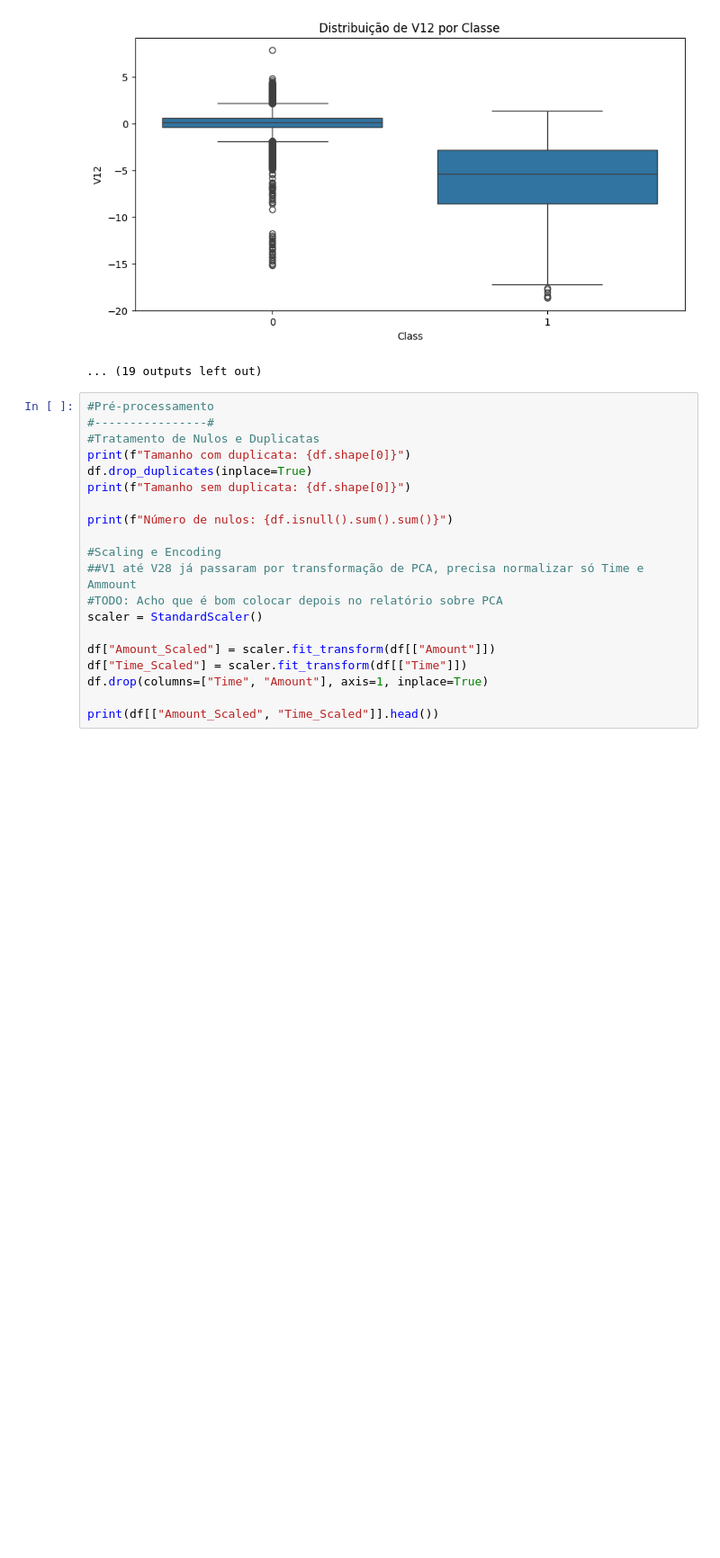
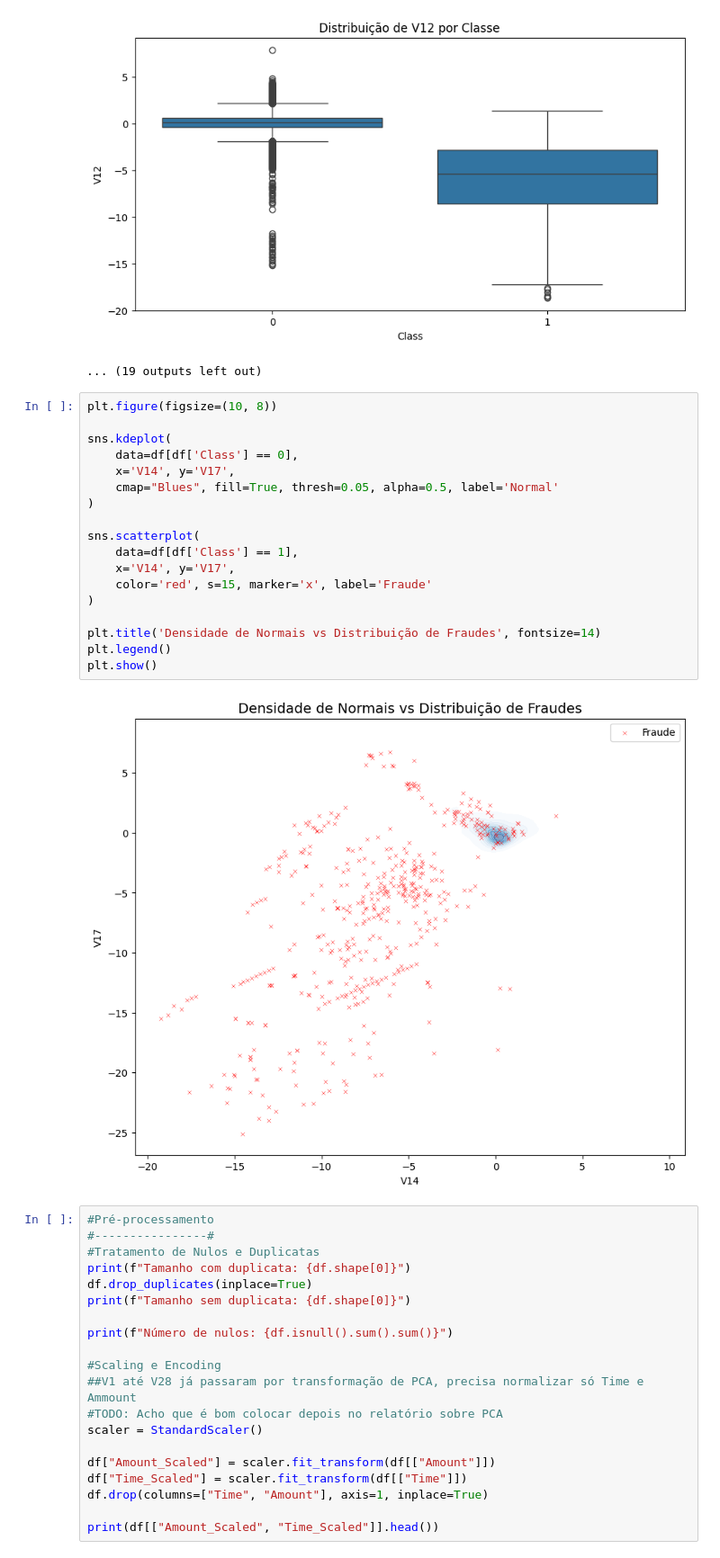
Before and after one commit to CesarC15/projetoML, a Jupyter notebook: src/deteccao_anomalias.ipynb, the cells around one changed output. Shown: that part at 90% size. Drawn from its saved outputs; the diff is of its cells as text; blank space fills up the shorter version.

Commit message:
Scatterplot V14 vs V17

```diff
--- a/src/deteccao_anomalias.ipynb
+++ b/src/deteccao_anomalias.ipynb
@@ -69,6 +69,26 @@ for column in df:
 [figure]
 [figure]
 ... (19 outputs left out)
+# %%
+plt.figure(figsize=(10, 8))
+
+sns.kdeplot(
+    data=df[df['Class'] == 0],
+    x='V14', y='V17',
+    cmap="Blues", fill=True, thresh=0.05, alpha=0.5, label='Normal'
+)
+
+sns.scatterplot(
+    data=df[df['Class'] == 1],
+    x='V14', y='V17',
+    color='red', s=15, marker='x', label='Fraude'
+)
+
+plt.title('Densidade de Normais vs Distribuição de Fraudes', fontsize=14)
+plt.legend()
+plt.show()
+# %% [output]
+[figure, added]
 # %%
 #Pré-processamento
 #----------------#
```
